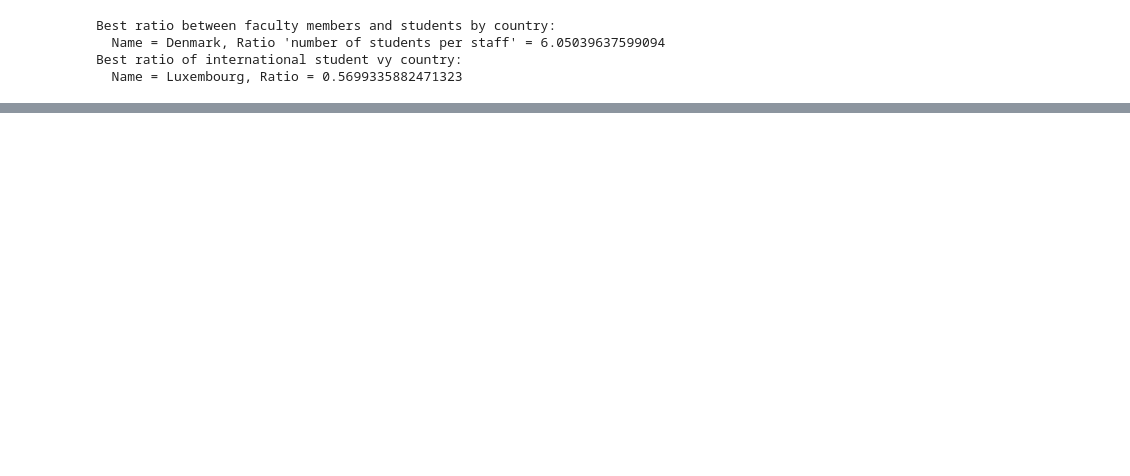
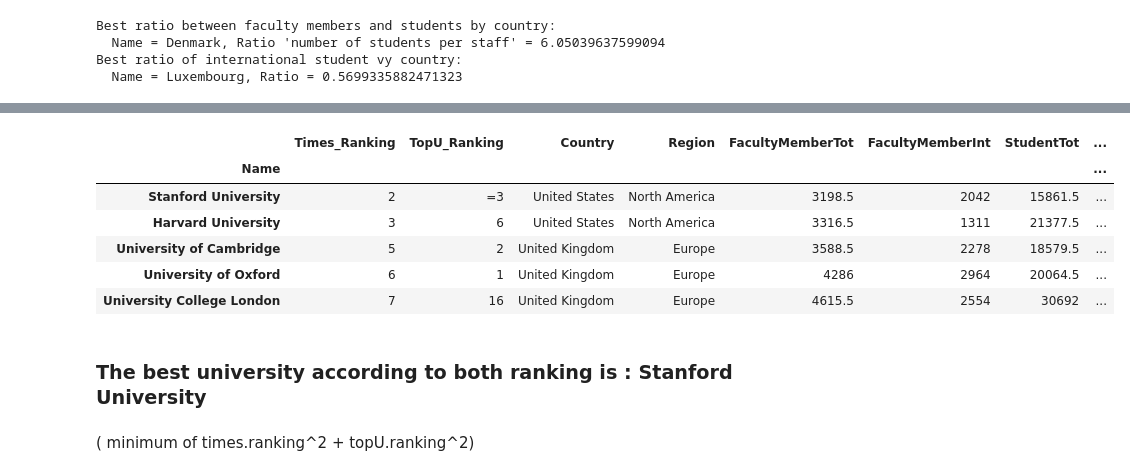
Before and after one commit to Roussaky/ada-EPFL, a Jupyter notebook: Homework2/Homework2.ipynb, the cells around one changed output, grey strips where cells are left out. Cells and saved outputs as stored; diff of their text form; code cells hidden in the pictures; blank space fills up the shorter version.

```diff
--- a/Homework2/Homework2.ipynb
+++ b/Homework2/Homework2.ipynb
@@ -261,16 +278,15 @@ Best ratio of international student vy country:
 # %%
-#names = df["Name"].values.tolist()
-#x = [s for s in names if "(" in s]
-for i in range(0,len(df)):
-    test = df["Name"][i]
+# Matching universities'names
+for i in range(0,len(topU_ranking)):
+    test = topU_ranking["Name"][i]
     if( test.find("(") != -1 and test.find(")") != -1):
         extract = test[test.find("(")+1:test.find(")")]
         if(2*len(extract) < len(test)):
             test = test.replace("("+extract+")","")
         else:
             test = extract
-    df["Name"][i]=test
+    topU_ranking["Name"][i]=test
 # %%
-df = df.set_index(['Name'])
+topU_ranking = topU_ranking.set_index(['Name'])
 times_ranking = times_ranking.set_index(["Name"])
 # %%
@@ -345,0 +364,14 @@ plt.show()
+# %%
+times_TopU_ranking.head()
+# %% [output]
+|  | Times_Ranking | TopU_Ranking | Country | Region | FacultyMemberTot | FacultyMemberInt | StudentTot | ... |
+| Name |  |  |  |  |  |  |  | ... |
+| Stanford University | 2 | =3 | United States | North America | 3198.5 | 2042 | 15861.5 | ... |
+| Harvard University | 3 | 6 | United States | North America | 3316.5 | 1311 | 21377.5 | ... |
+| University of Cambridge | 5 | 2 | United Kingdom | Europe | 3588.5 | 2278 | 18579.5 | ... |
+| University of Oxford | 6 | 1 | United Kingdom | Europe | 4286 | 2964 | 20064.5 | ... |
+| University College London | 7 | 16 | United Kingdom | Europe | 4615.5 | 2554 | 30692 | ... |
+# %% [markdown]
+### The best university according to both ranking is : Stanford University
+# %% [markdown]
+( minimum of times.ranking^2 + topU.ranking^2)
```
Also changed, not shown: parts of 26 cells of this notebook.
